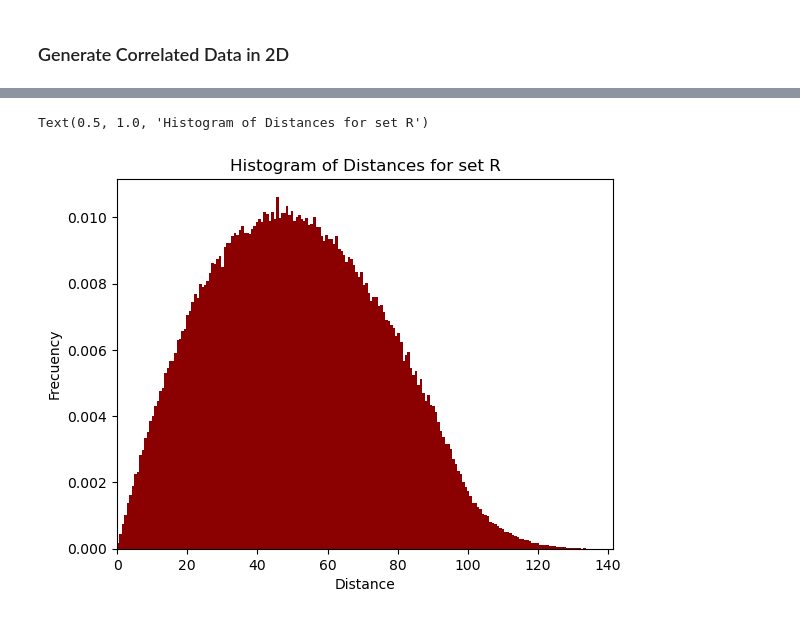
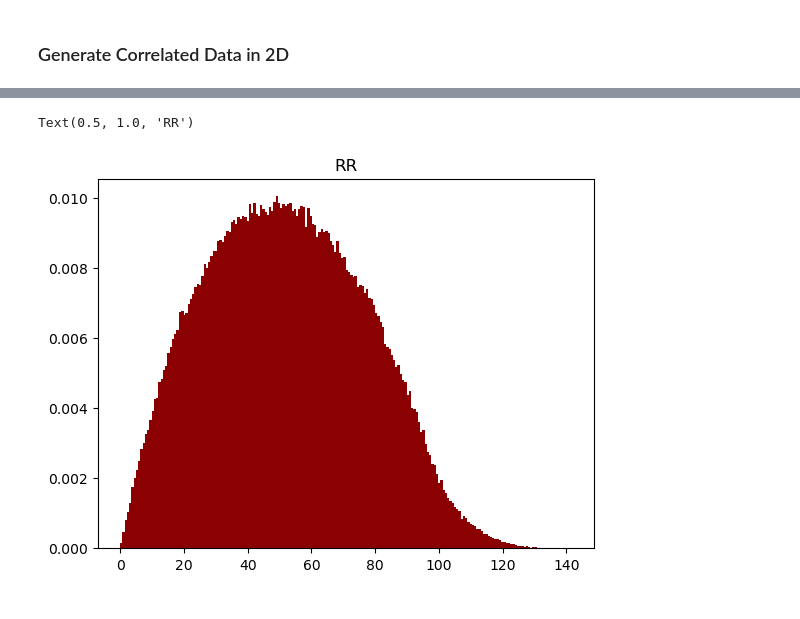
Before and after one commit to xlxnsxzpxtx/Metodos_cosmo, a Jupyter notebook: practica_2/practica_2.ipynb, the cells around one changed output, grey strips where cells are left out. Cells and saved outputs as stored; diff of their text form; code cells hidden in the pictures.

```diff
--- a/practica_2/practica_2.ipynb
+++ b/practica_2/practica_2.ipynb
@@ -50,2 +53,8 @@ def f_centers(center_x, center_y,z,r):
     return s
+# %%
+D = [[], []]
+# the center's organization si given by
+for i in range(c_num):
+    n = f_centers(c[0][i], c[1][i],r,z)
+    D[0].extend(n[0]), D[1].extend(n[1])
 # %%
@@ -158,5 +79,29 @@ def func_histogram(b,d):
+# %%
+# number of bins
+N_b = 200
+
+# now, we define the function of the histogram, for this, first consider the maximun distance
+# between two points in the box
+d_max = np.sqrt(100**2 + 100**2)
+
+def f_his(b,d):
+    # for a better organization, the bin's distance is
+    dis_b = d_max/b # where b is the number of the bins
+    # in the same way, the centers of the bins can be organized like this
+    c_b = np.array([(dis_b/2) + (i*dis_b) for i in range(b)])
+    # note that the frecuency of the histogram is
+    f = np.zeros(b)
+    d_1 = len(d[0])
+    for i in range(d_1):
+        x_1, y_1 = d[0][i], d[1][i]
+        for j in range(i+1, d_1):
+            x_2, y_2 = d[0][j] ,  d[1][j]
+            dis = np.sqrt((x_2 - x_1)**2 + (y_2 - y_1)**2)
+            c_bin = int(dis/dis_b)
+            f[c_bin]+=1
+    return [c_b,f]
 # %%
-RR = func_histogram(num_bins,R)
+RR = f_his(N_b,R)
 RR[1] = RR[1]/sum(RR[1])
 sum(RR[1])
 # %% [output]
@@ -164,10 +109,7 @@ sum(RR[1])
 # %%
 plt.bar(RR[0], RR[1], color='darkred')
-plt.xlim(0,dist_max)
-plt.xlabel('Distance')
-plt.ylabel('Frecuency')
-plt.title('Histogram of Distances for set R')
+plt.title('RR')
 # %% [output]
-Text(0.5, 1.0, 'Histogram of Distances for set R')
+Text(0.5, 1.0, 'RR')
-[figure, old version]
+[figure, new version]
 # %%
```
Also changed, not shown: parts of 41 cells of this notebook.
